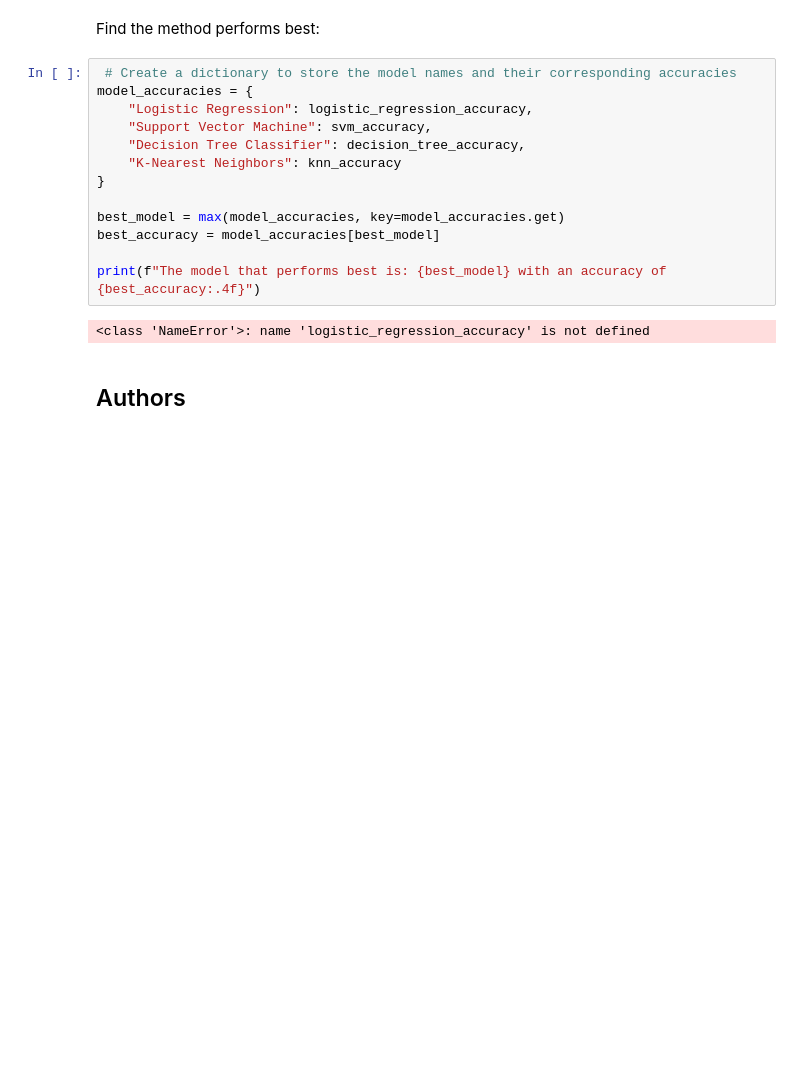
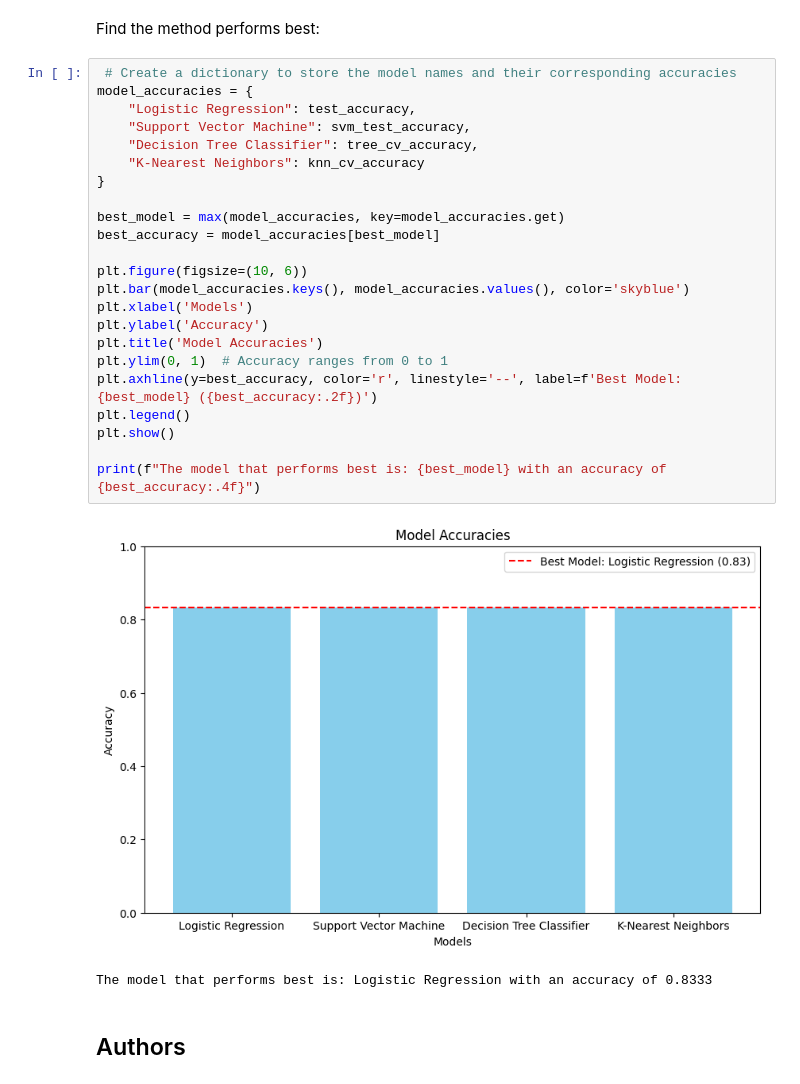
Before and after one commit to dmitryemelianenko/Winning-Space-Race-with-Data-Science, a Jupyter notebook: SpaceX_Machine Learning Prediction_Part_5.ipynb, the cells around one changed output. Cells and saved outputs as stored; diff of their text form; blank space fills up the shorter version.

```diff
--- a/SpaceX_Machine Learning Prediction_Part_5.ipynb
+++ b/SpaceX_Machine Learning Prediction_Part_5.ipynb
@@ -378,18 +361,29 @@ Find the method performs best:
 # %%
  # Create a dictionary to store the model names and their corresponding accuracies
 model_accuracies = {
-    "Logistic Regression": logistic_regression_accuracy,
-    "Support Vector Machine": svm_accuracy,
-    "Decision Tree Classifier": decision_tree_accuracy,
-    "K-Nearest Neighbors": knn_accuracy
+    "Logistic Regression": test_accuracy,
+    "Support Vector Machine": svm_test_accuracy,
+    "Decision Tree Classifier": tree_cv_accuracy,
+    "K-Nearest Neighbors": knn_cv_accuracy
 }
 
 best_model = max(model_accuracies, key=model_accuracies.get)
 best_accuracy = model_accuracies[best_model]
 
+plt.figure(figsize=(10, 6))
+plt.bar(model_accuracies.keys(), model_accuracies.values(), color='skyblue')
+plt.xlabel('Models')
+plt.ylabel('Accuracy')
+plt.title('Model Accuracies')
+plt.ylim(0, 1)  # Accuracy ranges from 0 to 1
+plt.axhline(y=best_accuracy, color='r', linestyle='--', label=f'Best Model: {best_model} ({best_accuracy:.2f})')
+plt.legend()
+plt.show()
+
 print(f"The model that performs best is: {best_model} with an accuracy of {best_accuracy:.4f}")
 # %% [output]
+[figure, added]
-<class 'NameError'>: name 'logistic_regression_accuracy' is not defined
+The model that performs best is: Logistic Regression with an accuracy of 0.8333
 # %% [markdown]
 ## Authors
 # %% [markdown]
```
Also changed, not shown: parts of 6 cells of this notebook.
